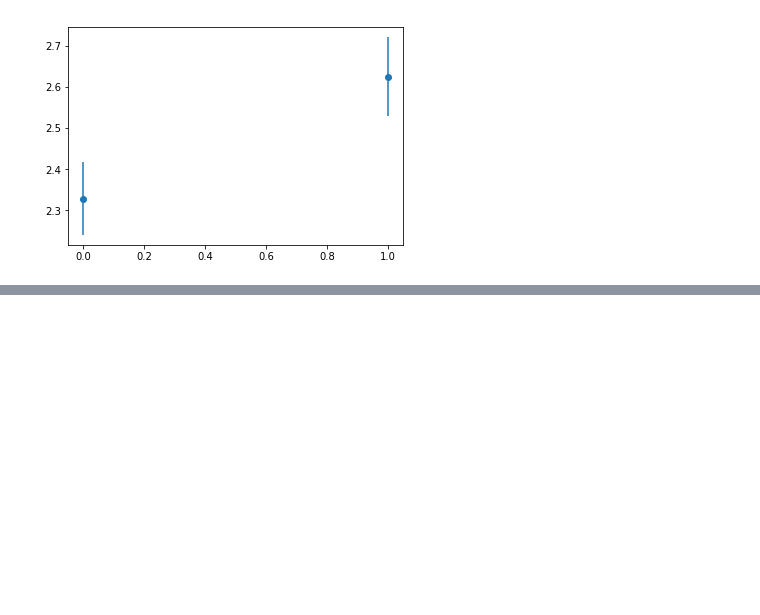
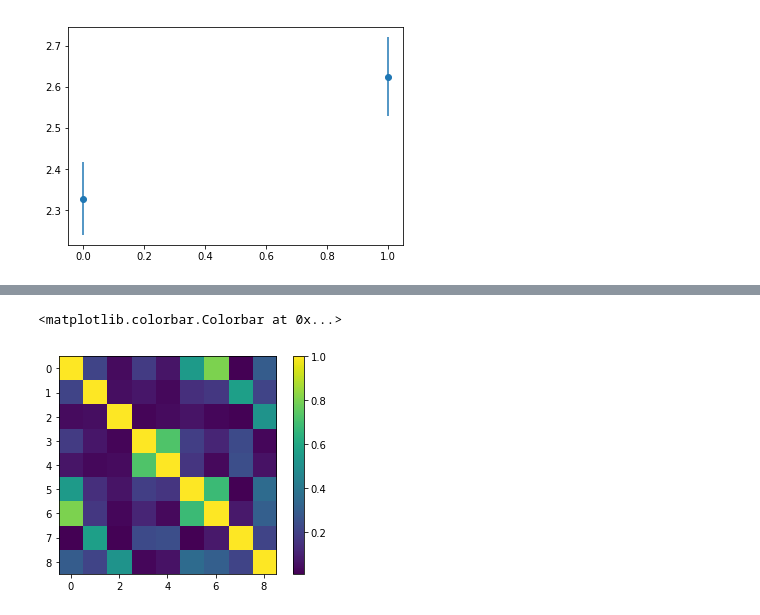
Before and after one commit to madhavi-r/Mashya_repo, a Jupyter notebook: Yamini's Work.ipynb, the cells around one changed output, grey strips where cells are left out. Saved outputs shown, nothing was run; the diff lists cells and outputs as text; code cells hidden in the pictures; blank space fills up the shorter version.

```diff
--- a/Yamini's Work.ipynb
+++ b/Yamini's Work.ipynb
@@ -418,0 +463,6 @@ p-value: 0.02420216655520744
+# %%
+plt.imshow(cr_abs)
+plt.colorbar()
+# %% [output]
+<matplotlib.colorbar.Colorbar at 0x...>
+[figure, added]
```
Also changed, not shown: parts of 11 cells of this notebook.
